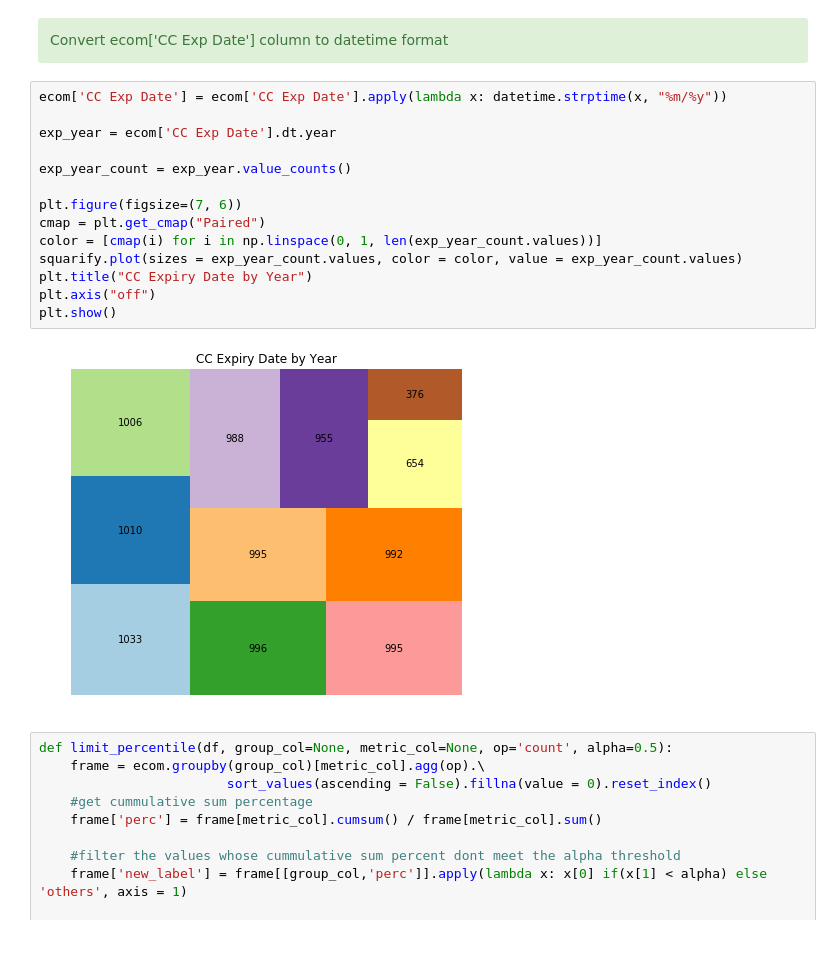
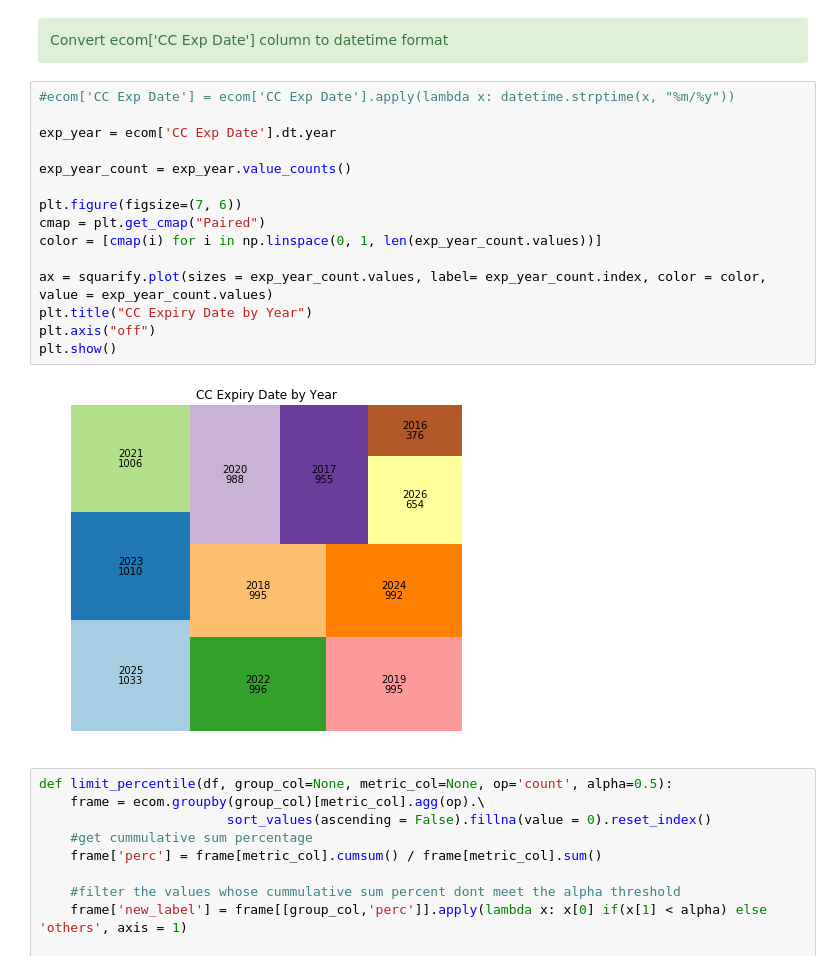
Before and after one commit to nyawanga/ecommerce_exercise, a Jupyter notebook: Ecommerce_Exercise.ipynb, the cells around one changed output. Drawn from its saved outputs; the diff is of its cells as text.

Commit message:
treemap labels

```diff
--- a/Ecommerce_Exercise.ipynb
+++ b/Ecommerce_Exercise.ipynb
@@ -59,21 +59,22 @@ memory usage: 1.1+ MB
     Convert ecom['CC Exp Date'] column to datetime format
 </div>
 # %%
-ecom['CC Exp Date'] = ecom['CC Exp Date'].apply(lambda x: datetime.strptime(x, "%m/%y"))
+#ecom['CC Exp Date'] = ecom['CC Exp Date'].apply(lambda x: datetime.strptime(x, "%m/%y"))
 
 exp_year = ecom['CC Exp Date'].dt.year
 
 exp_year_count = exp_year.value_counts()
 
 plt.figure(figsize=(7, 6))
 cmap = plt.get_cmap("Paired")
 color = [cmap(i) for i in np.linspace(0, 1, len(exp_year_count.values))]
-squarify.plot(sizes = exp_year_count.values, color = color, value = exp_year_count.values)
+
+ax = squarify.plot(sizes = exp_year_count.values, label= exp_year_count.index, color = color, value = exp_year_count.values)
 plt.title("CC Expiry Date by Year")
 plt.axis("off")
 plt.show()
 # %% [output]
-[figure, old version]
+[figure, new version]
 # %%
 def limit_percentile(df, group_col=None, metric_col=None, op='count', alpha=0.5):
     frame = ecom.groupby(group_col)[metric_col].agg(op).\
```
